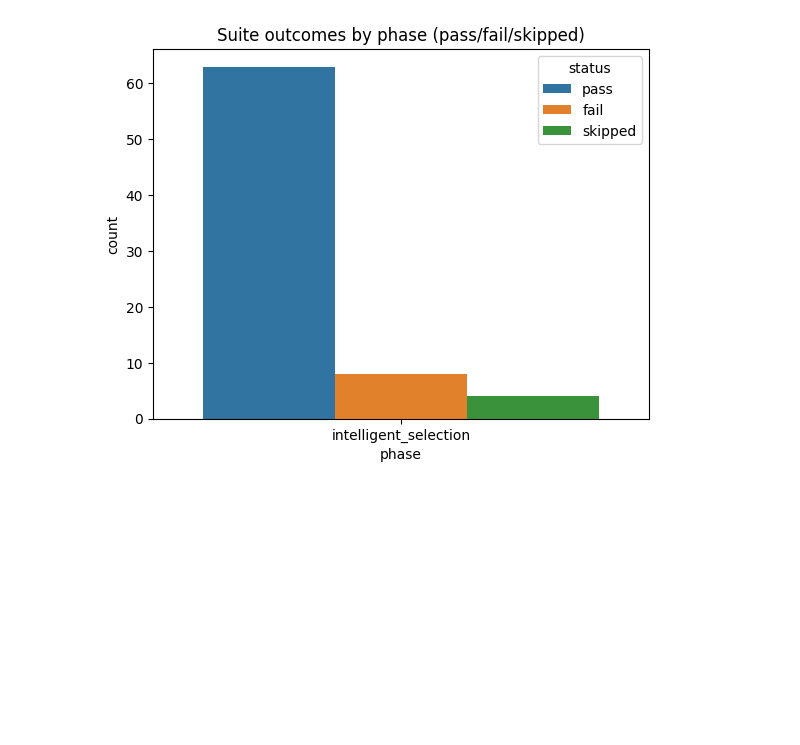
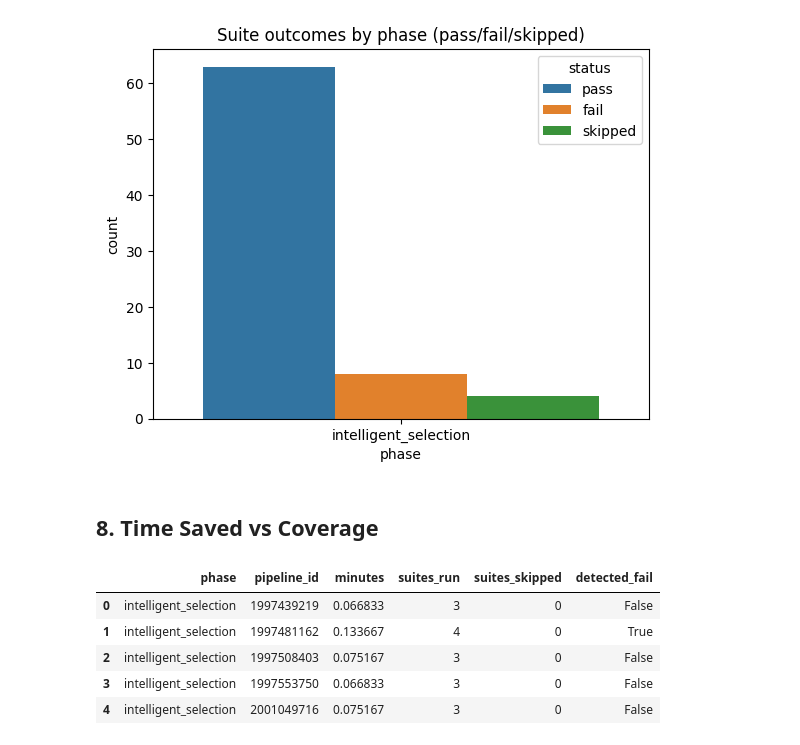
Before and after one commit to VanessaKingsleyHerts/BidShopping, a Jupyter notebook: data/post_healing/experiment_analysis_post_intelligent_tests_selection.ipynb, the cells around one changed output. Drawn from its saved outputs; the diff is of its cells as text; code cells hidden in the pictures; blank space fills up the shorter version.

```diff
--- a/data/post_healing/experiment_analysis_post_intelligent_tests_selection.ipynb
+++ b/data/post_healing/experiment_analysis_post_intelligent_tests_selection.ipynb
@@ -133,3 +130,28 @@ plt.title("Suite outcomes by phase (pass/fail/skipped)")
 # %% [output]
 Text(0.5, 1.0, 'Suite outcomes by phase (pass/fail/skipped)')
 [figure]
+# %% [markdown]
+## 8. Time Saved vs Coverage
+# %%
+# Compute per-pipeline aggregates including skip counts
+
+# Aggregate per pipeline
+agg = (
+    suites.groupby(["phase","pipeline_id"])
+    .apply(lambda g: pd.Series({
+        "minutes": g.loc[g["status"]!="skipped","duration_s"].sum()/60,
+        "suites_run": (g["status"]!="skipped").sum(),
+        "suites_skipped": (g["status"]=="skipped").sum(),
+        "detected_fail": (g["status"]=="fail").any()
+    }))
+    .reset_index()
+)
+
+agg.head()
+# %% [output]
+|  | phase | pipeline_id | minutes | suites_run | suites_skipped | detected_fail |
+| 0 | intelligent_selection | 1997439219 | 0.066833 | 3 | 0 | False |
+| 1 | intelligent_selection | 1997481162 | 0.133667 | 4 | 0 | True |
+| 2 | intelligent_selection | 1997508403 | 0.075167 | 3 | 0 | False |
+| 3 | intelligent_selection | 1997553750 | 0.066833 | 3 | 0 | False |
+| 4 | intelligent_selection | 2001049716 | 0.075167 | 3 | 0 | False |
```
Also changed, not shown: parts of 4 cells of this notebook, 3 other files.
